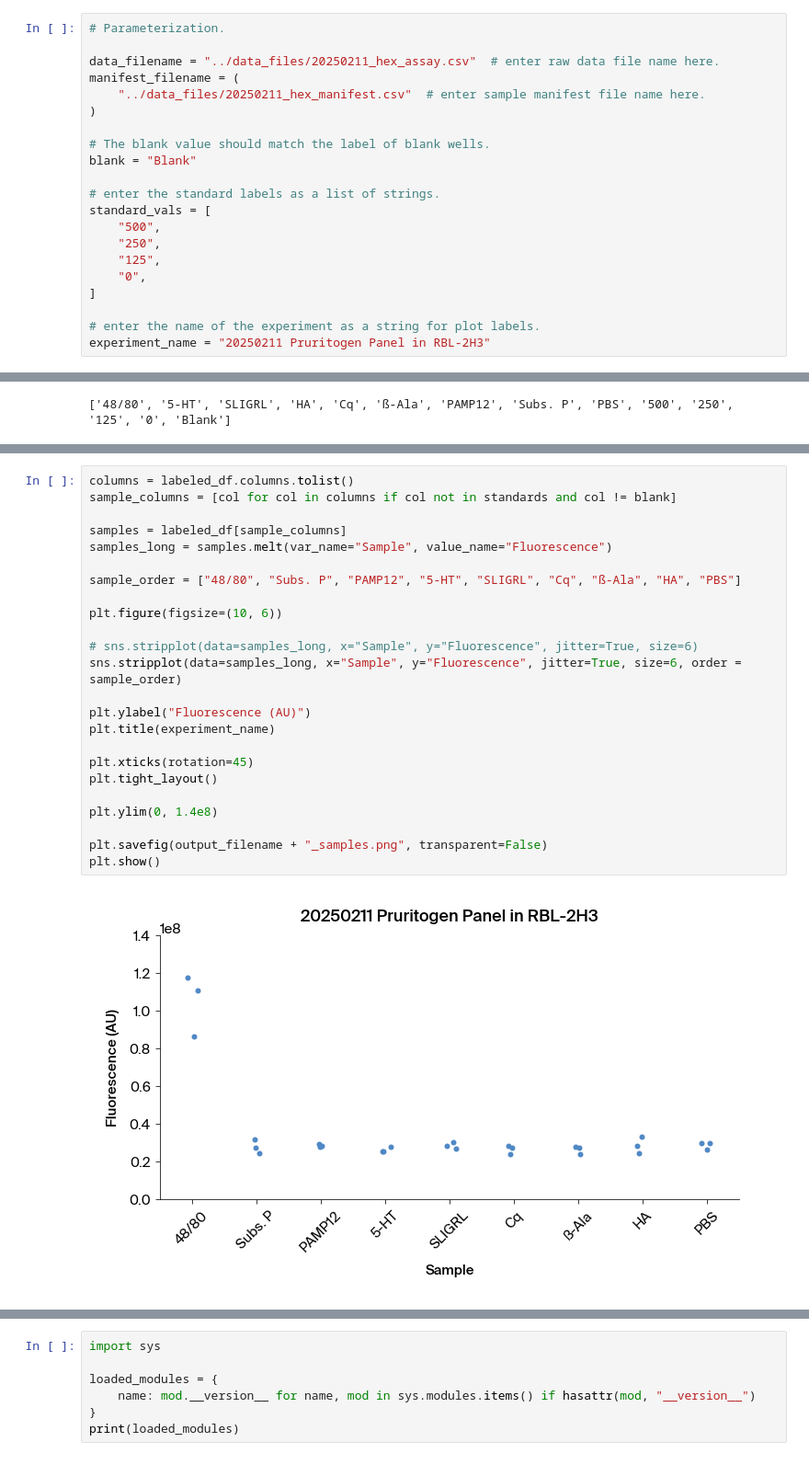
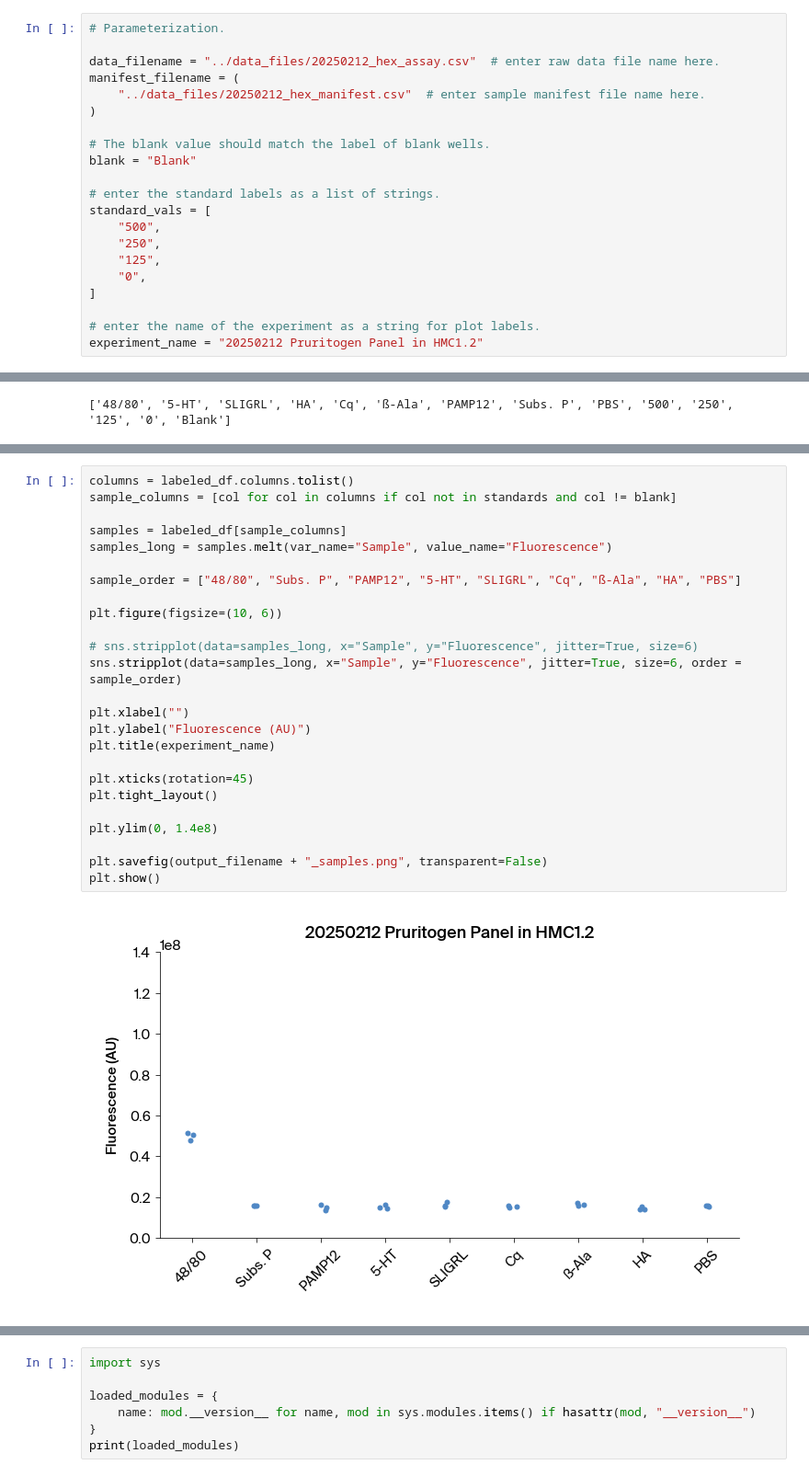
Before and after one commit to Arcadia-Science/2025-hex-assay-analysis, a Jupyter notebook: analysis_notebooks/hex_assay_analysis_main.ipynb, the cells around one changed output, grey strips where cells are left out. Shown at 92% size. Saved outputs shown, nothing was run; the diff lists cells and outputs as text.

Commit message:
additional updates to figure generation

```diff
--- a/analysis_notebooks/hex_assay_analysis_main.ipynb
+++ b/analysis_notebooks/hex_assay_analysis_main.ipynb
@@ -22,9 +22,9 @@ import seaborn as sns
 # %%
 # Parameterization.
 
-data_filename = "../data_files/20250211_hex_assay.csv"  # enter raw data file name here.
+data_filename = "../data_files/20250212_hex_assay.csv"  # enter raw data file name here.
 manifest_filename = (
-    "../data_files/20250211_hex_manifest.csv"  # enter sample manifest file name here.
+    "../data_files/20250212_hex_manifest.csv"  # enter sample manifest file name here.
 )
 
 # The blank value should match the label of blank wells.
@@ -39,7 +39,7 @@ standard_vals = [
 ]
 
 # enter the name of the experiment as a string for plot labels.
-experiment_name = "20250211 Pruritogen Panel in RBL-2H3"
+experiment_name = "20250212 Pruritogen Panel in HMC1.2"
 # %%
 if os.path.exists(data_filename):
     data = pd.read_csv(data_filename)
@@ -237,29 +237,30 @@ plt.show()
 # %%
 columns = labeled_df.columns.tolist()
 sample_columns = [col for col in columns if col not in standards and col != blank]
 
 samples = labeled_df[sample_columns]
 samples_long = samples.melt(var_name="Sample", value_name="Fluorescence")
 
 sample_order = ["48/80", "Subs. P", "PAMP12", "5-HT", "SLIGRL", "Cq", "ß-Ala", "HA", "PBS"]
 
 plt.figure(figsize=(10, 6))
 
 # sns.stripplot(data=samples_long, x="Sample", y="Fluorescence", jitter=True, size=6)
 sns.stripplot(data=samples_long, x="Sample", y="Fluorescence", jitter=True, size=6, order = sample_order)
 
+plt.xlabel("")
 plt.ylabel("Fluorescence (AU)")
 plt.title(experiment_name)
 
 plt.xticks(rotation=45)
 plt.tight_layout()
 
 plt.ylim(0, 1.4e8)
 
 plt.savefig(output_filename + "_samples.png", transparent=False)
 plt.show()
 # %% [output]
-[figure, old version]
+[figure, new version]
 # %%
 # Data must be reshaped for statistical analysis.
 samples_melt = samples.melt(var_name="Treatment", value_name="Concentration")
```
Also changed, not shown: parts of 10 cells of this notebook, 3 other files.
